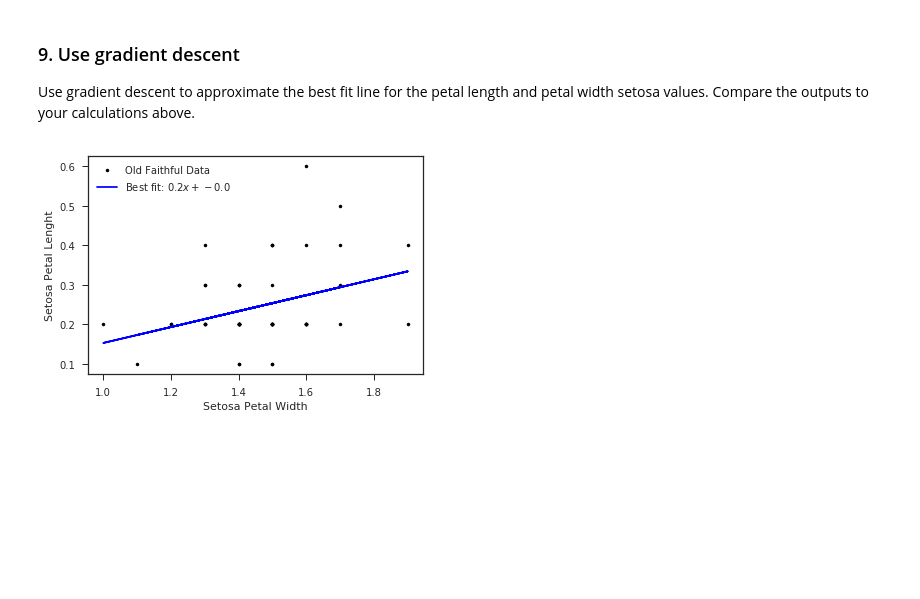
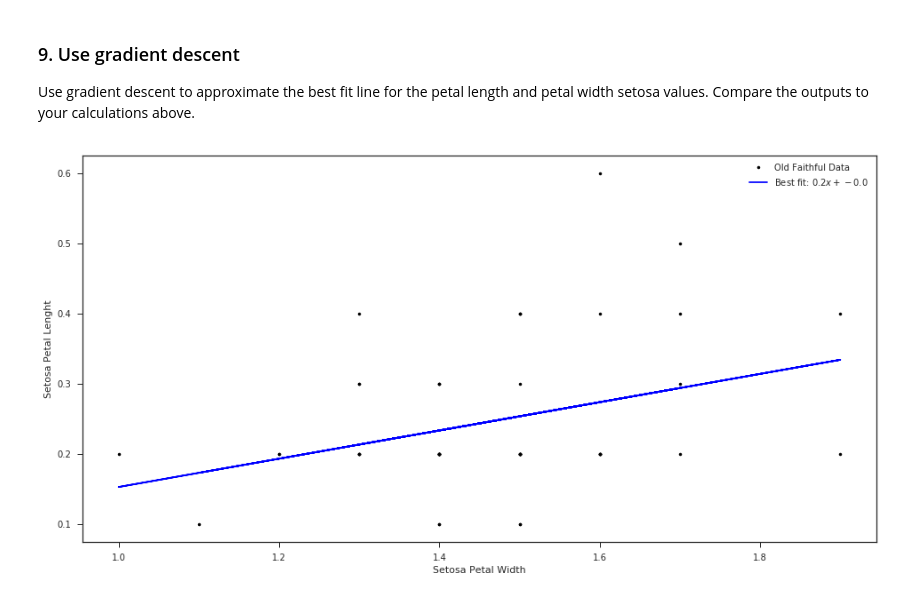
Before and after one commit to rndmized/iris-dataset-representation, a Jupyter notebook: Iris-Dataset-Notebook.ipynb, the cells around one changed output. Cells and saved outputs as stored; diff of their text form; code cells hidden in the pictures; blank space fills up the shorter version.

Commit message:
README updated.
* Change parameters to increase last plot size.

```diff
--- a/Iris-Dataset-Notebook.ipynb
+++ b/Iris-Dataset-Notebook.ipynb
@@ -170,31 +170,32 @@ Use gradient descent to approximate the best fit line for the petal length and p
 
 def grad_m(x, y, m, c):
   return -2.0 * np.sum(x * (y - m * x - c))
 
 def grad_c(x, y, m , c):
   return -2.0 * np.sum(y - m * x - c)
 
 spl = spl.astype(np.float)
 spw = spw.astype(np.float)
 
 eta = 0.0001
 m, c = 1.0, 1.0
 change = True
 
 while change:
   mnew = m - eta * grad_m(spl, spw, m, c)
   cnew = c - eta * grad_c(spl, spw, m, c)
   if m == mnew and c == cnew:
     change = False
   else:
     m, c = mnew, cnew
 
 # Plot the data
+pl.rcParams['figure.figsize'] = (16.0, 8.0)
 pl.plot(spl, spw, 'k.', label='Old Faithful Data')
 pl.plot(spl, m * spl + c, 'b-', label='Best fit: $%0.1f x + %0.1f$' % (m,c))
 pl.ylabel("Setosa Petal Lenght")
 pl.xlabel("Setosa Petal Width")
 pl.legend()
 pl.show()
 # %% [output]
-[figure, old version]
+[figure, new version]
```
Also changed, not shown: parts of 1 cell of this notebook, 1 other file.
